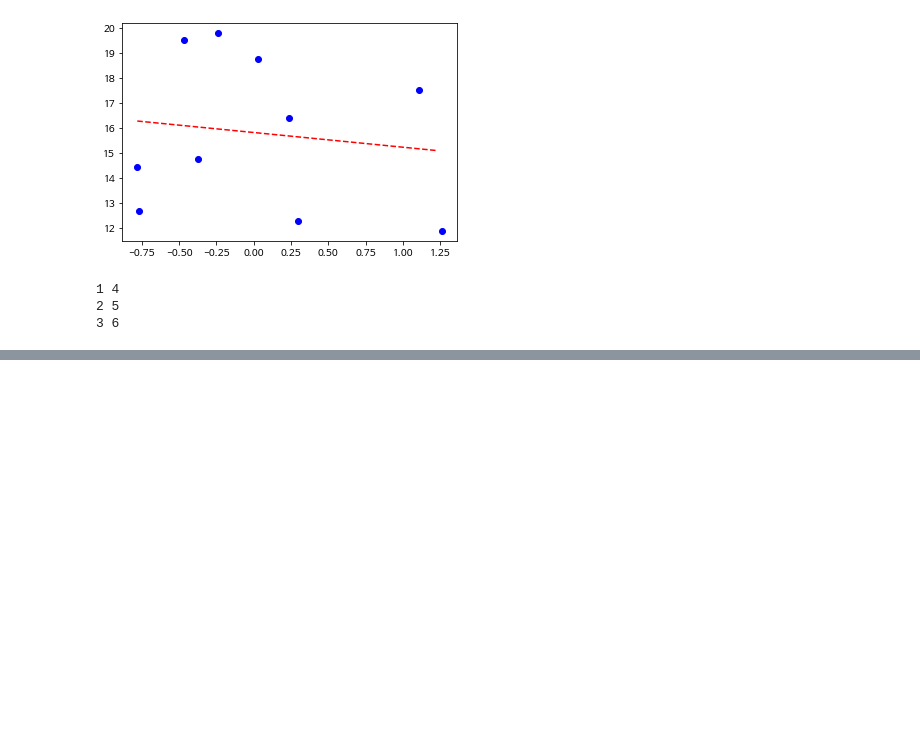
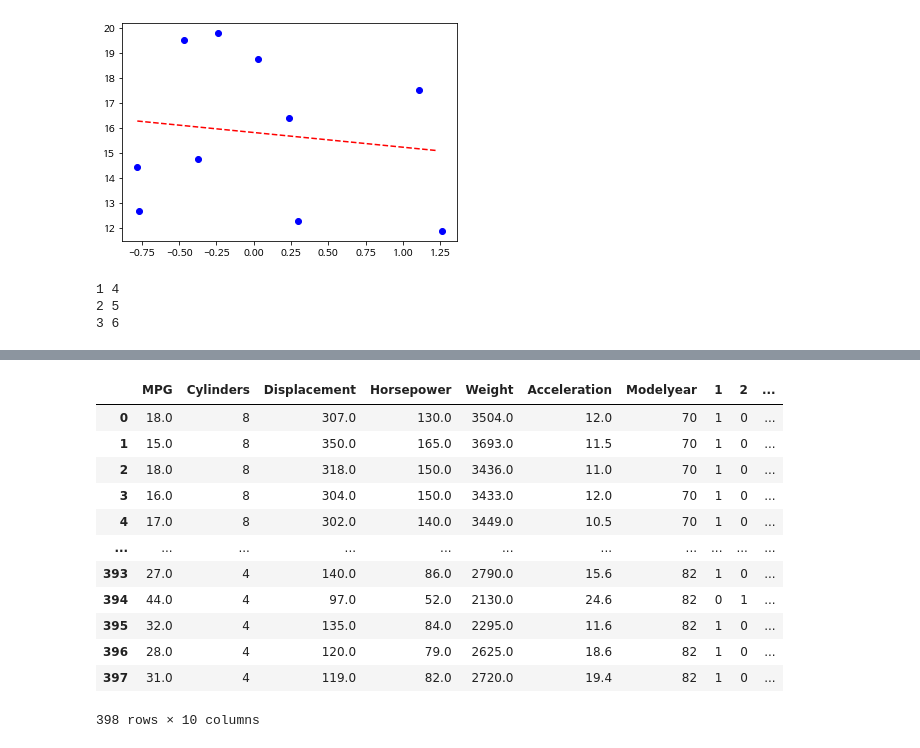
Before and after one commit to goeunleee/deeplearning_study, a Jupyter notebook: 딥러닝1일_2.ipynb, the cells around one changed output, grey strips where cells are left out. Drawn from its saved outputs; the diff is of its cells as text; code cells hidden in the pictures; blank space fills up the shorter version.

```diff
--- a/딥러닝1일_2.ipynb
+++ b/딥러닝1일_2.ipynb
@@ -106,0 +216,13 @@ for i,j in list(zip(a,b)):
+# %%
+import tensorflow as tf
+
+data_path = tf.keras.utils.get_file("auto-mpg.data", "https://archive.ics.uci.edu/ml/machine-learning-databases/auto-mpg/auto-mpg.data")
+data_path
+
+import pandas as pd
+
+column_names = ['MPG', 'Cylinders', 'Displacement', 'Horsepower', 'Weight', 'Acceleration', 'Modelyear', 'Origin']
+raw_dataset = pd.read_csv(data_path, names= column_names, na_values="?", comment='\t', sep=" ", skipinitialspace=True)
+
+dataset = raw_dataset.copy()
+dataset.tail()
@@ -106,0 +272,4 @@ for i,j in list(zip(a,b)):
+# %%
+
+one_hot_endoded_col = pd.get_dummies(dataset['Origin'])
+one_hot_endoded_col.info()
@@ -106,0 +287,19 @@ for i,j in list(zip(a,b)):
+# %%
+res = pd.concat([dataset, one_hot_endoded_col],axis=1)
+del res['Origin']
+# %%
+res
+# %% [output]
+|  | MPG | Cylinders | Displacement | Horsepower | Weight | Acceleration | Modelyear | 1 | 2 | ... |
+| 0 | 18.0 | 8 | 307.0 | 130.0 | 3504.0 | 12.0 | 70 | 1 | 0 | ... |
+| 1 | 15.0 | 8 | 350.0 | 165.0 | 3693.0 | 11.5 | 70 | 1 | 0 | ... |
+| 2 | 18.0 | 8 | 318.0 | 150.0 | 3436.0 | 11.0 | 70 | 1 | 0 | ... |
+| 3 | 16.0 | 8 | 304.0 | 150.0 | 3433.0 | 12.0 | 70 | 1 | 0 | ... |
+| 4 | 17.0 | 8 | 302.0 | 140.0 | 3449.0 | 10.5 | 70 | 1 | 0 | ... |
+| ... | ... | ... | ... | ... | ... | ... | ... | ... | ... | ... |
+| 393 | 27.0 | 4 | 140.0 | 86.0 | 2790.0 | 15.6 | 82 | 1 | 0 | ... |
+| 394 | 44.0 | 4 | 97.0 | 52.0 | 2130.0 | 24.6 | 82 | 0 | 1 | ... |
+| 395 | 32.0 | 4 | 135.0 | 84.0 | 2295.0 | 11.6 | 82 | 1 | 0 | ... |
+| 396 | 28.0 | 4 | 120.0 | 79.0 | 2625.0 | 18.6 | 82 | 1 | 0 | ... |
+| 397 | 31.0 | 4 | 119.0 | 82.0 | 2720.0 | 19.4 | 82 | 1 | 0 | ... |
+398 rows × 10 columns
```
Also changed, not shown: parts of 14 cells of this notebook.
